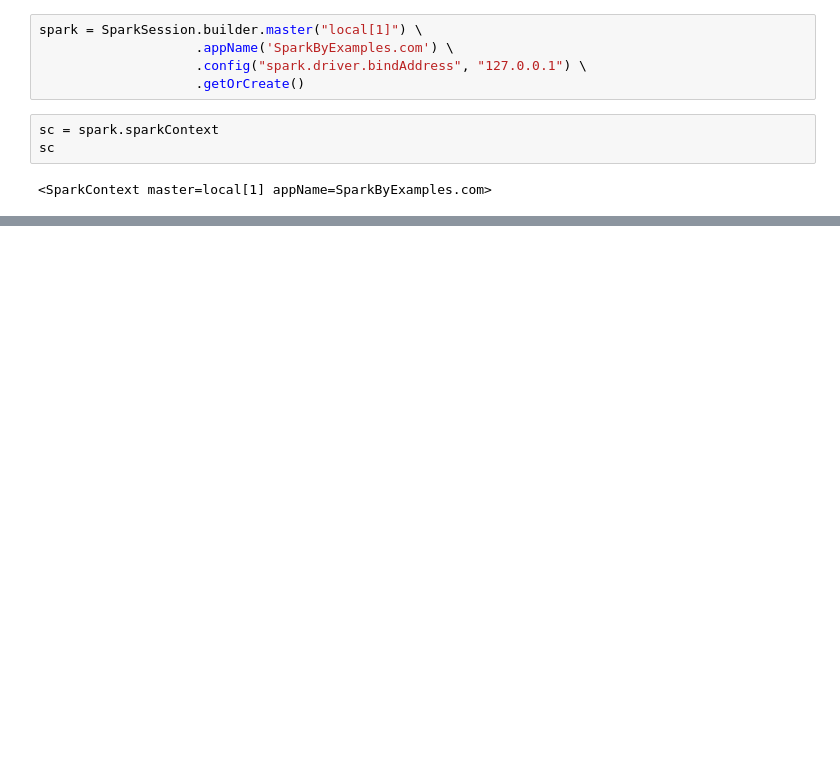
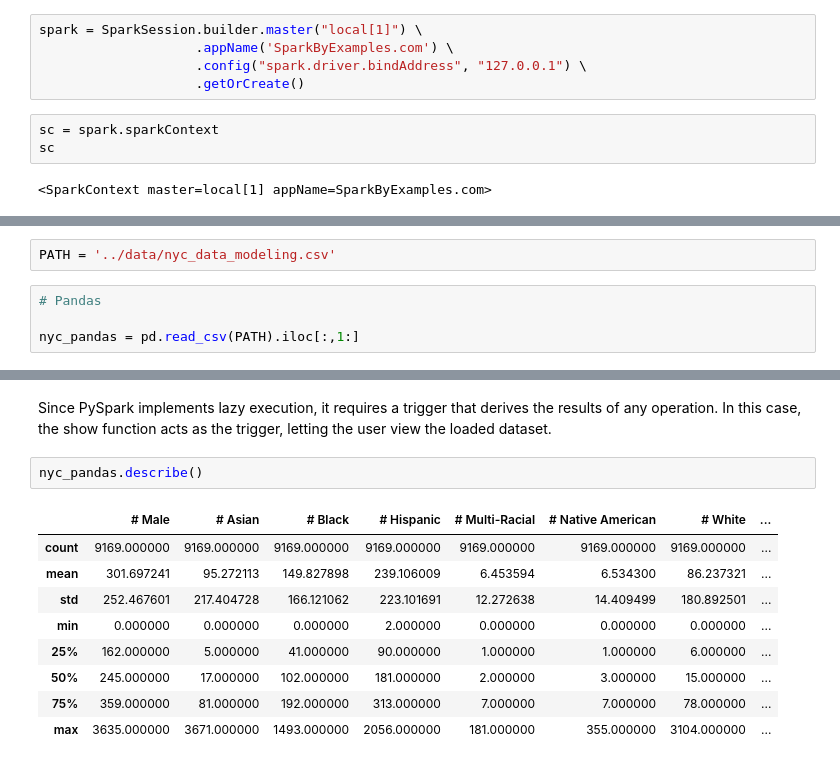
Before and after one commit to taehyun53/NYC-Yearly-High-School-Economic-Need, a Jupyter notebook: NewYorkCity_Education/notebook/Preprocessing and Modeling.ipynb, the cells around one changed output, grey strips where cells are left out. Drawn from its saved outputs; the diff is of its cells as text; blank space fills up the shorter version.

```diff
--- a/NewYorkCity_Education/notebook/Preprocessing and Modeling.ipynb
+++ b/NewYorkCity_Education/notebook/Preprocessing and Modeling.ipynb
@@ -46,0 +69,6 @@ sc.stop()
+# %%
+PATH = '../data/nyc_data_modeling.csv'
+# %%
+# Pandas
+
+nyc_pandas = pd.read_csv(PATH).iloc[:,1:]
@@ -46,0 +89,14 @@ sc.stop()
+# %% [markdown]
+Since PySpark implements lazy execution, it requires a trigger that derives the results of any operation. In this case, the show function acts as the trigger, letting the user view the loaded dataset.
+# %%
+nyc_pandas.describe()
+# %% [output]
+|  | # Male | # Asian | # Black | # Hispanic | # Multi-Racial | # Native American | # White | ... |
+| count | 9169.000000 | 9169.000000 | 9169.000000 | 9169.000000 | 9169.000000 | 9169.000000 | 9169.000000 | ... |
+| mean | 301.697241 | 95.272113 | 149.827898 | 239.106009 | 6.453594 | 6.534300 | 86.237321 | ... |
+| std | 252.467601 | 217.404728 | 166.121062 | 223.101691 | 12.272638 | 14.409499 | 180.892501 | ... |
+| min | 0.000000 | 0.000000 | 0.000000 | 2.000000 | 0.000000 | 0.000000 | 0.000000 | ... |
+| 25% | 162.000000 | 5.000000 | 41.000000 | 90.000000 | 1.000000 | 1.000000 | 6.000000 | ... |
+| 50% | 245.000000 | 17.000000 | 102.000000 | 181.000000 | 2.000000 | 3.000000 | 15.000000 | ... |
+| 75% | 359.000000 | 81.000000 | 192.000000 | 313.000000 | 7.000000 | 7.000000 | 78.000000 | ... |
+| max | 3635.000000 | 3671.000000 | 1493.000000 | 2056.000000 | 181.000000 | 355.000000 | 3104.000000 | ... |
```
Also changed, not shown: parts of 99 cells of this notebook, 4 other files.
